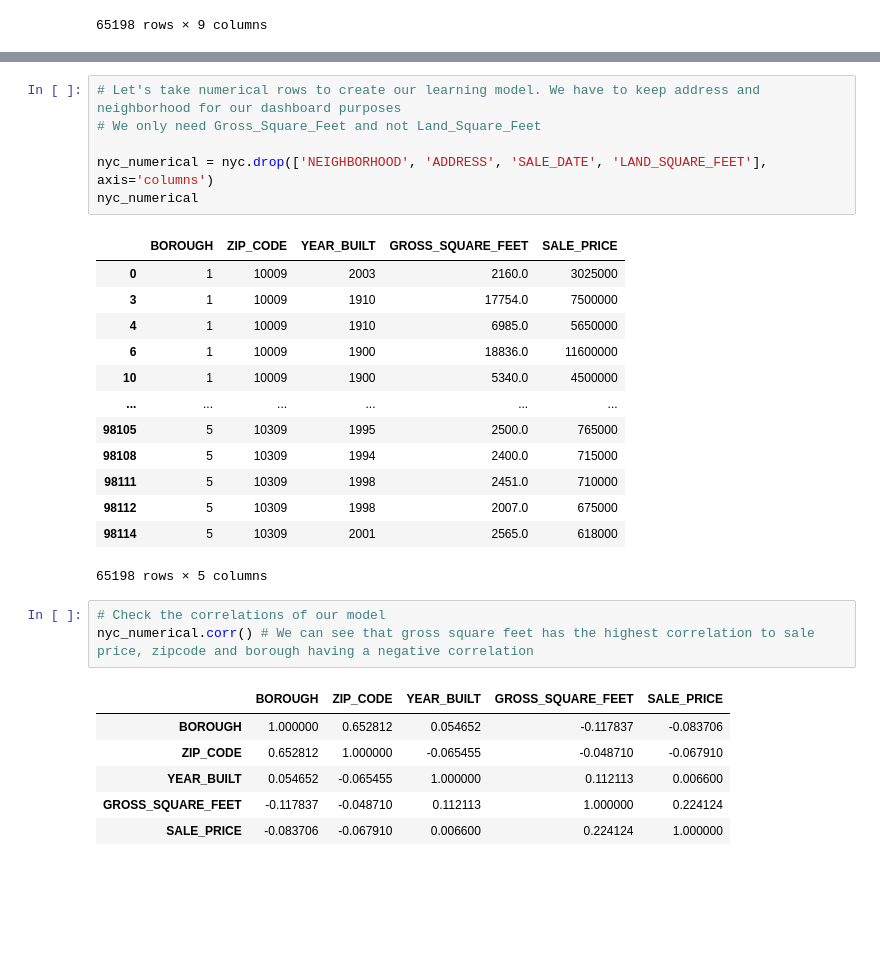
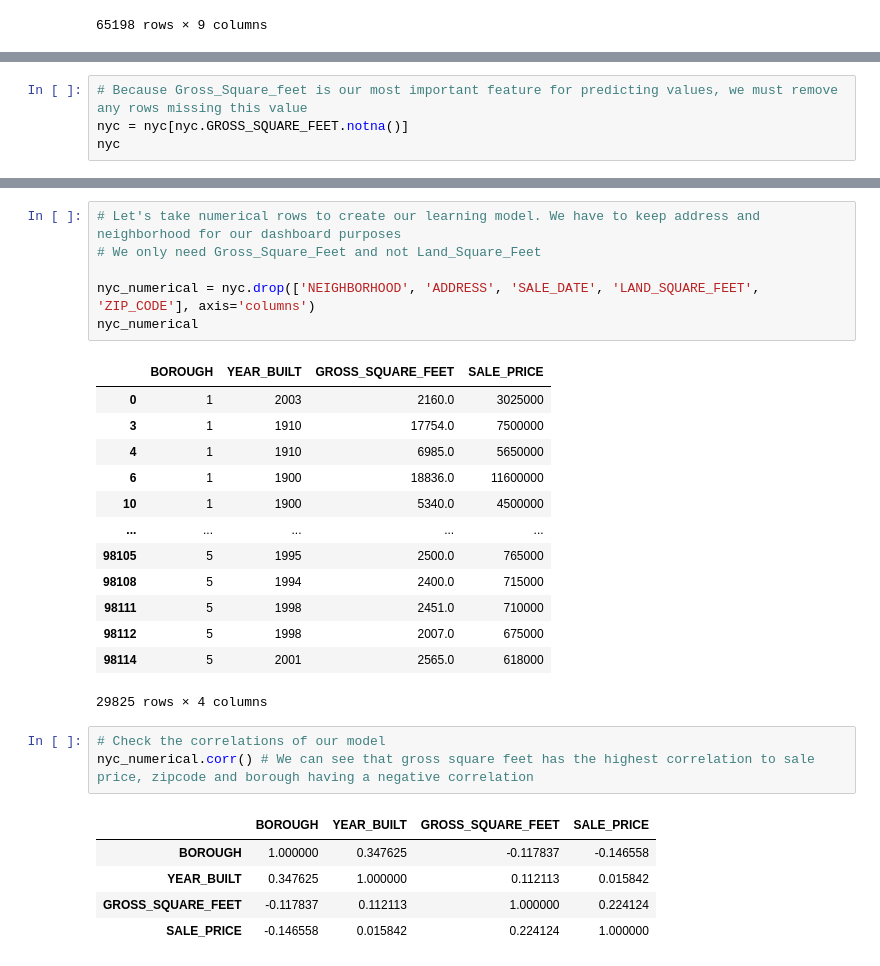
Before and after one commit to CLee004/NYC_Housing_Dashboard, a Jupyter notebook: PROPERTY_VALUES_NYC_DATA_CLEANING/rolling_sales_analysis.ipynb, the cells around one changed output, grey strips where cells are left out. Saved outputs shown, nothing was run; the diff lists cells and outputs as text; blank space fills up the shorter version.

```diff
--- a/PROPERTY_VALUES_NYC_DATA_CLEANING/rolling_sales_analysis.ipynb
+++ b/PROPERTY_VALUES_NYC_DATA_CLEANING/rolling_sales_analysis.ipynb
@@ -491,0 +506,4 @@ nyc
+# %%
+# Because Gross_Square_feet is our most important feature for predicting values, we must remove any rows missing this value
+nyc = nyc[nyc.GROSS_SQUARE_FEET.notna()]
+nyc
@@ -492,30 +524,29 @@ nyc
 # %%
 # Let's take numerical rows to create our learning model. We have to keep address and neighborhood for our dashboard purposes
 # We only need Gross_Square_Feet and not Land_Square_Feet
 
-nyc_numerical = nyc.drop(['NEIGHBORHOOD', 'ADDRESS', 'SALE_DATE', 'LAND_SQUARE_FEET'], axis='columns')
+nyc_numerical = nyc.drop(['NEIGHBORHOOD', 'ADDRESS', 'SALE_DATE', 'LAND_SQUARE_FEET', 'ZIP_CODE'], axis='columns')
 nyc_numerical
 # %% [output]
-|  | BOROUGH | ZIP_CODE | YEAR_BUILT | GROSS_SQUARE_FEET | SALE_PRICE |
-| 0 | 1 | 10009 | 2003 | 2160.0 | 3025000 |
-| 3 | 1 | 10009 | 1910 | 17754.0 | 7500000 |
-| 4 | 1 | 10009 | 1910 | 6985.0 | 5650000 |
-| 6 | 1 | 10009 | 1900 | 18836.0 | 11600000 |
-| 10 | 1 | 10009 | 1900 | 5340.0 | 4500000 |
-| ... | ... | ... | ... | ... | ... |
-| 98105 | 5 | 10309 | 1995 | 2500.0 | 765000 |
-| 98108 | 5 | 10309 | 1994 | 2400.0 | 715000 |
-| 98111 | 5 | 10309 | 1998 | 2451.0 | 710000 |
-| 98112 | 5 | 10309 | 1998 | 2007.0 | 675000 |
-| 98114 | 5 | 10309 | 2001 | 2565.0 | 618000 |
+|  | BOROUGH | YEAR_BUILT | GROSS_SQUARE_FEET | SALE_PRICE |
+| 0 | 1 | 2003 | 2160.0 | 3025000 |
+| 3 | 1 | 1910 | 17754.0 | 7500000 |
+| 4 | 1 | 1910 | 6985.0 | 5650000 |
+| 6 | 1 | 1900 | 18836.0 | 11600000 |
+| 10 | 1 | 1900 | 5340.0 | 4500000 |
+| ... | ... | ... | ... | ... |
+| 98105 | 5 | 1995 | 2500.0 | 765000 |
+| 98108 | 5 | 1994 | 2400.0 | 715000 |
+| 98111 | 5 | 1998 | 2451.0 | 710000 |
+| 98112 | 5 | 1998 | 2007.0 | 675000 |
+| 98114 | 5 | 2001 | 2565.0 | 618000 |
-65198 rows × 5 columns
+29825 rows × 4 columns
 # %%
 # Check the correlations of our model
 nyc_numerical.corr() # We can see that gross square feet has the highest correlation to sale price, zipcode and borough having a negative correlation
 # %% [output]
-|  | BOROUGH | ZIP_CODE | YEAR_BUILT | GROSS_SQUARE_FEET | SALE_PRICE |
-| BOROUGH | 1.000000 | 0.652812 | 0.054652 | -0.117837 | -0.083706 |
-| ZIP_CODE | 0.652812 | 1.000000 | -0.065455 | -0.048710 | -0.067910 |
-| YEAR_BUILT | 0.054652 | -0.065455 | 1.000000 | 0.112113 | 0.006600 |
-| GROSS_SQUARE_FEET | -0.117837 | -0.048710 | 0.112113 | 1.000000 | 0.224124 |
-| SALE_PRICE | -0.083706 | -0.067910 | 0.006600 | 0.224124 | 1.000000 |
+|  | BOROUGH | YEAR_BUILT | GROSS_SQUARE_FEET | SALE_PRICE |
+| BOROUGH | 1.000000 | 0.347625 | -0.117837 | -0.146558 |
+| YEAR_BUILT | 0.347625 | 1.000000 | 0.112113 | 0.015842 |
+| GROSS_SQUARE_FEET | -0.117837 | 0.112113 | 1.000000 | 0.224124 |
+| SALE_PRICE | -0.146558 | 0.015842 | 0.224124 | 1.000000 |
```
Also changed, not shown: parts of 9 cells of this notebook.
